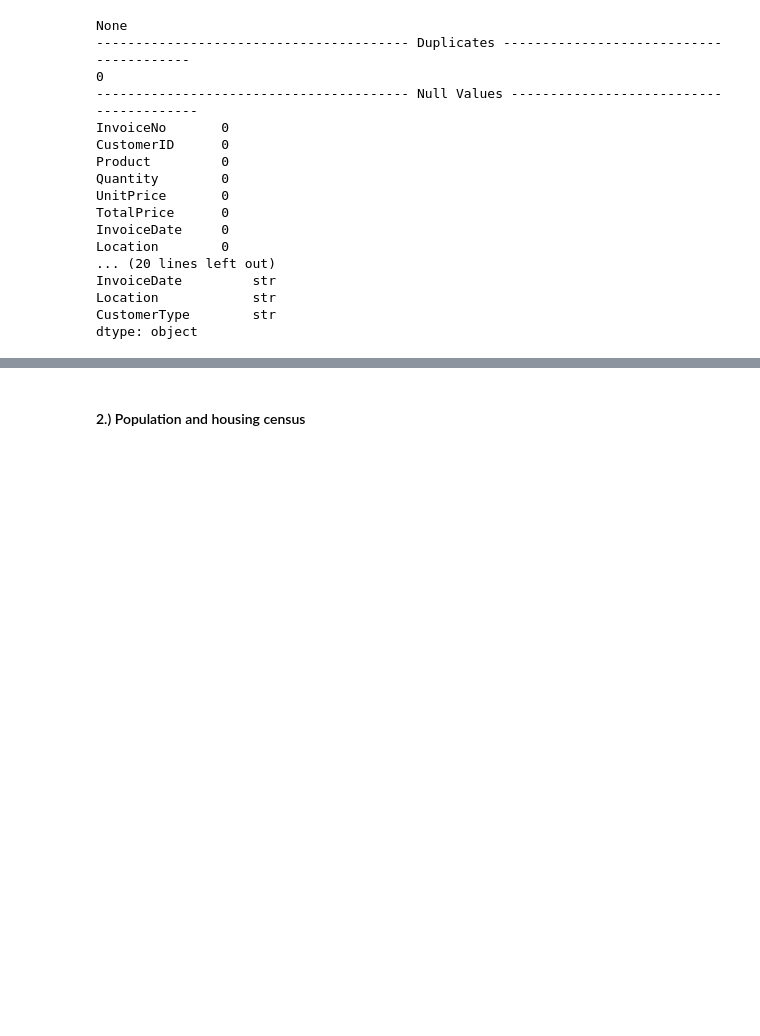
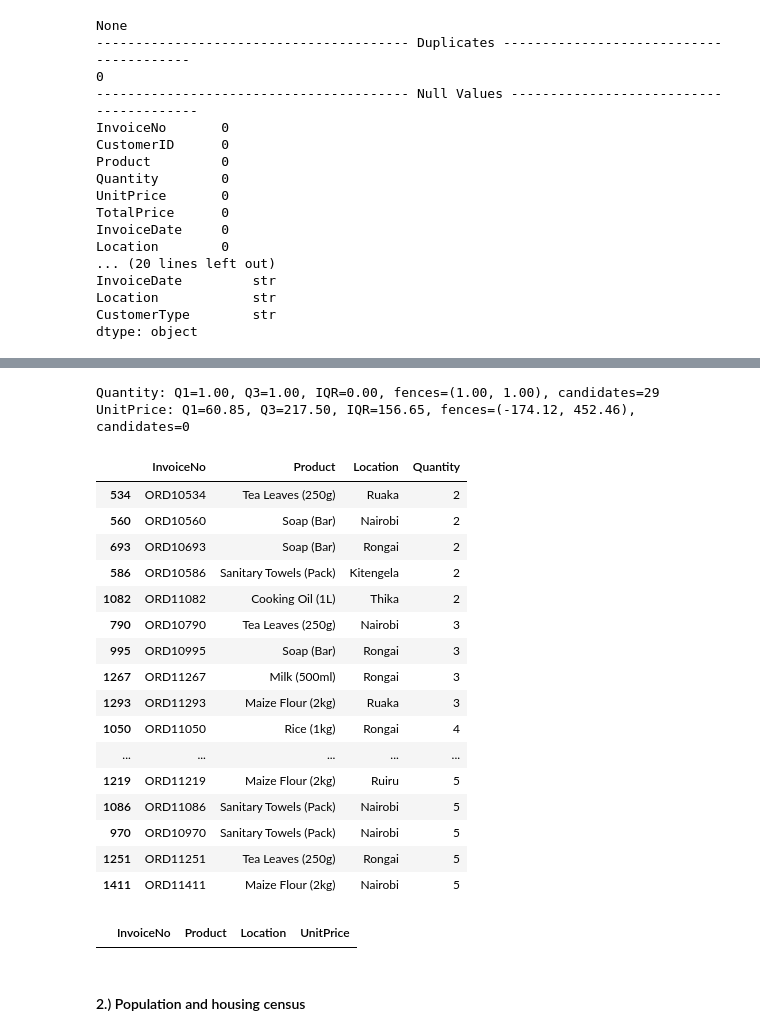
Before and after one commit to glembaglitch/kenyan_retail_analysis, a Jupyter notebook: 02_notebooks/cleanig_pipeline.ipynb, the cells around one changed output, grey strips where cells are left out. Cells and saved outputs as stored; diff of their text form; code cells hidden in the pictures; blank space fills up the shorter version.

```diff
--- a/02_notebooks/cleanig_pipeline.ipynb
+++ b/02_notebooks/cleanig_pipeline.ipynb
@@ -9,7 +9,7 @@ import os
 # %% [markdown]
 #### 1.) Online shop data
 # %%
-shop_data = pd.read_csv(r"C:\Users\Glemba\Desktop\Kenyan retail analysis\raw_data\kenyan_online_shop_data.csv")
+shop_data = pd.read_csv(r"C:\Users\Glemba\Desktop\Kenyan retail analysis\00_raw_data\kenyan_online_shop_data.csv")
 shop_data.head()
 # %% [output]
 |  | InvoiceNo | CustomerID | Product | Quantity | UnitPrice | TotalPrice | InvoiceDate | Location | CustomerType |
@@ -91,3 +125,51 @@ dtype: object
+# %%
+### 2) Check Quantity and UnitPrice for outliers
+def iqr_candidates(data, column):
+    q1 = data[column].quantile(0.25)
+    q3 = data[column].quantile(0.75)
+    iqr = q3 - q1
+    lower_fence = q1 - 1.5 * iqr
+    upper_fence = q3 + 1.5 * iqr
+
+    mask = data[column].lt(lower_fence) | data[column].gt(upper_fence)
+
+    print(
+        f"{column}: Q1={q1:.2f}, Q3={q3:.2f}, IQR={iqr:.2f}, "
+        f"fences=({lower_fence:.2f}, {upper_fence:.2f}), "
+        f"candidates={mask.sum()}"
+    )
+
+    return data.loc[
+        mask, ["InvoiceNo", "Product", "Location", column]
+    ].sort_values(column)
+
+
+quantity_iqr_candidates = iqr_candidates(shop_data, "Quantity")
+unitprice_iqr_candidates = iqr_candidates(shop_data, "UnitPrice")
+
+display(quantity_iqr_candidates)
+display(unitprice_iqr_candidates)
+# %% [output]
+Quantity: Q1=1.00, Q3=1.00, IQR=0.00, fences=(1.00, 1.00), candidates=29
+UnitPrice: Q1=60.85, Q3=217.50, IQR=156.65, fences=(-174.12, 452.46), candidates=0
+|  | InvoiceNo | Product | Location | Quantity |
+| 534 | ORD10534 | Tea Leaves (250g) | Ruaka | 2 |
+| 560 | ORD10560 | Soap (Bar) | Nairobi | 2 |
+| 693 | ORD10693 | Soap (Bar) | Rongai | 2 |
+| 586 | ORD10586 | Sanitary Towels (Pack) | Kitengela | 2 |
+| 1082 | ORD11082 | Cooking Oil (1L) | Thika | 2 |
+| 790 | ORD10790 | Tea Leaves (250g) | Nairobi | 3 |
+| 995 | ORD10995 | Soap (Bar) | Rongai | 3 |
+| 1267 | ORD11267 | Milk (500ml) | Rongai | 3 |
+| 1293 | ORD11293 | Maize Flour (2kg) | Ruaka | 3 |
+| 1050 | ORD11050 | Rice (1kg) | Rongai | 4 |
+| ... | ... | ... | ... | ... |
+| 1219 | ORD11219 | Maize Flour (2kg) | Ruiru | 5 |
+| 1086 | ORD11086 | Sanitary Towels (Pack) | Nairobi | 5 |
+| 970 | ORD10970 | Sanitary Towels (Pack) | Nairobi | 5 |
+| 1251 | ORD11251 | Tea Leaves (250g) | Rongai | 5 |
+| 1411 | ORD11411 | Maize Flour (2kg) | Nairobi | 5 |
+|  | InvoiceNo | Product | Location | UnitPrice |
 # %% [markdown]
 #### 2.) Population and housing census
 # %%
```
Also changed, not shown: parts of 10 cells of this notebook, 8 other files.
